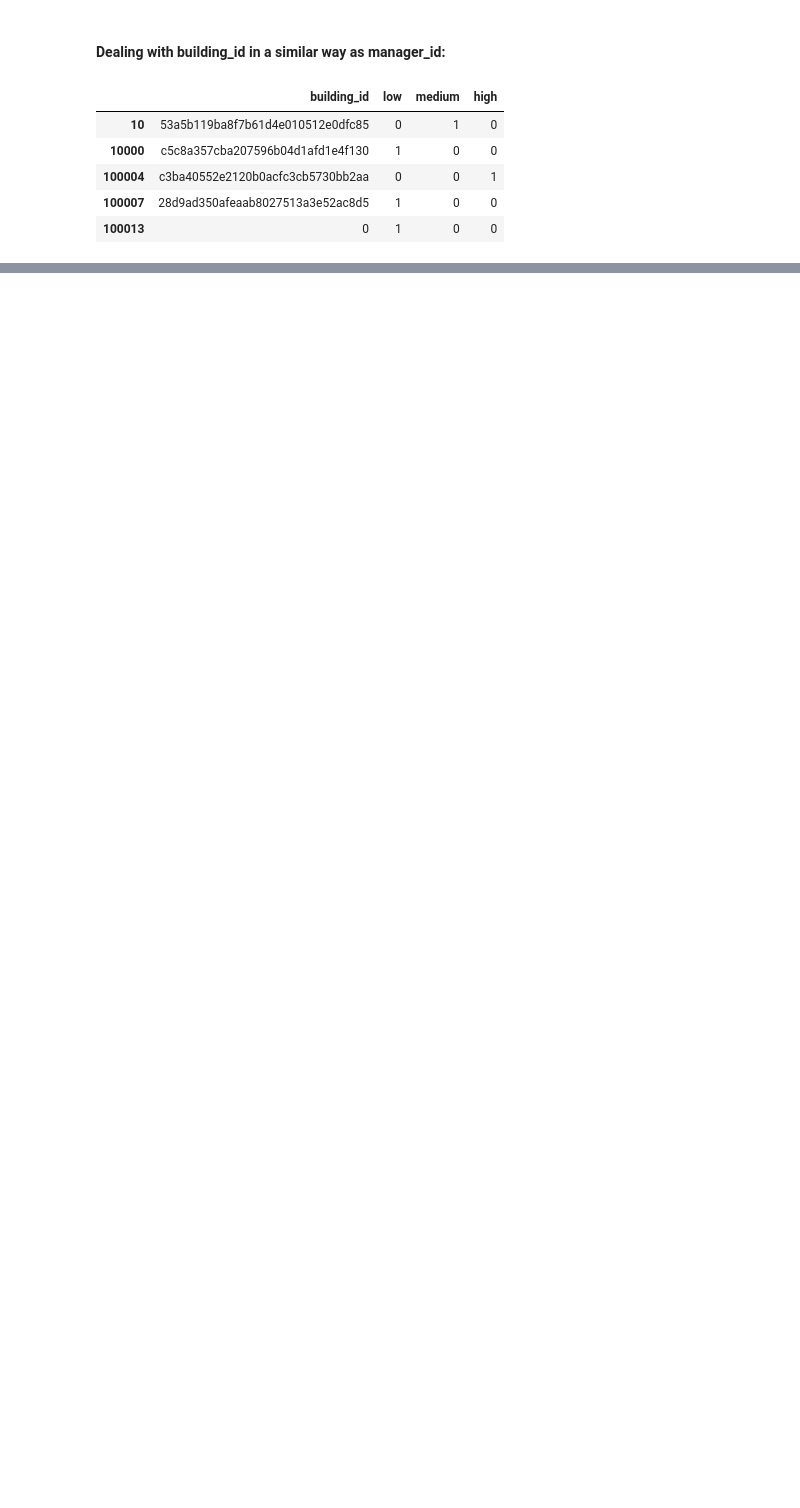
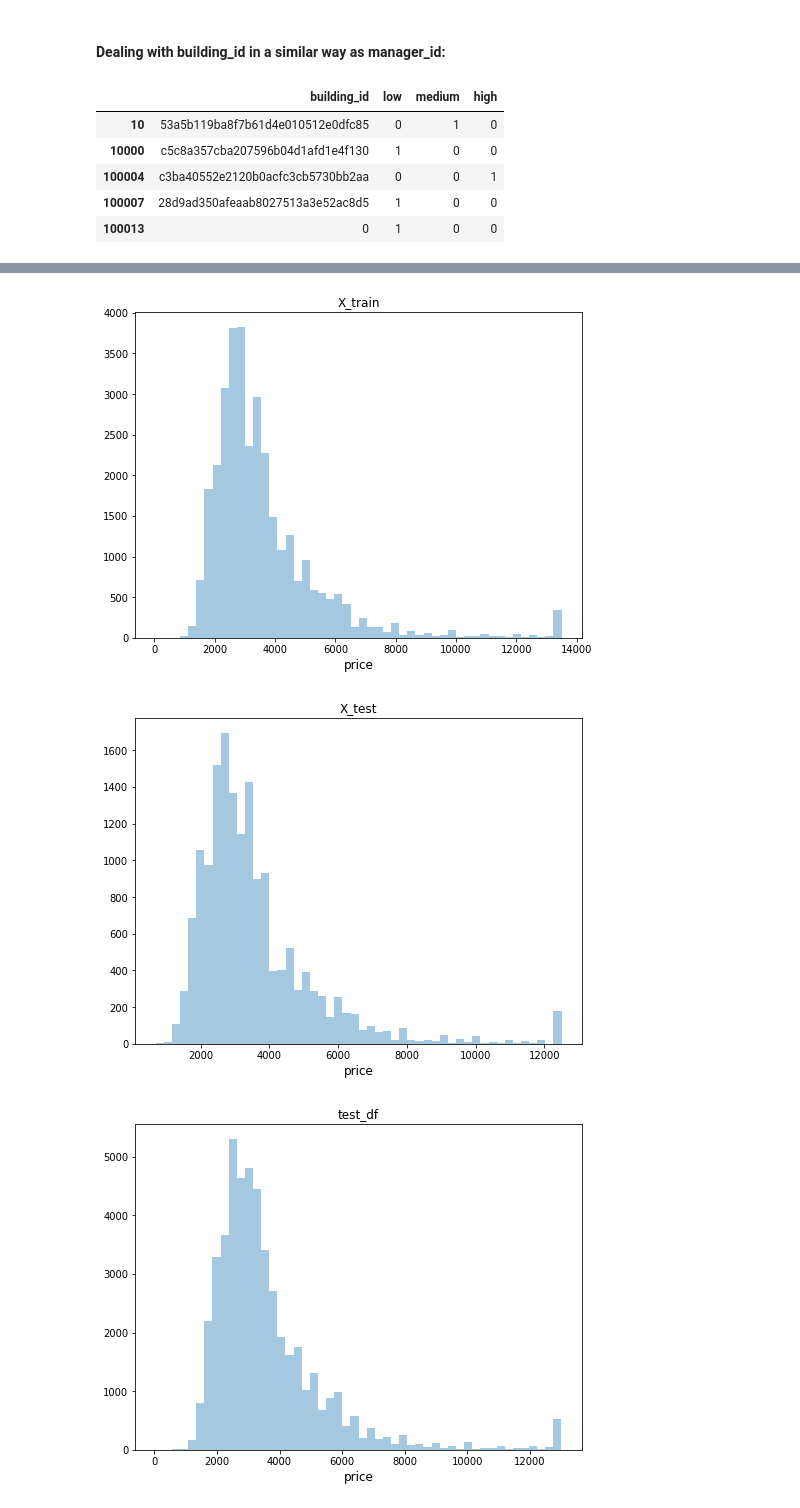
Before and after one commit to Ian-Dzindo01/Rental-Listing-Inquiries, a Jupyter notebook: Rent_listing_inqs.ipynb, the cells around one changed output, grey strips where cells are left out. Cells and saved outputs as stored; diff of their text form; code cells hidden in the pictures; blank space fills up the shorter version.

```diff
--- a/Rent_listing_inqs.ipynb
+++ b/Rent_listing_inqs.ipynb
@@ -183,9 +188,7 @@ bd_high_freq       0.145859
 bd_avg_interest    0.592207
 dtype: float64
 # %%
-# add the features computed on the training dataset to the validation dataset
-X_test = X_test.merge(temp.reset_index(),how='left', left_on='building_id', right_on='building_id')
-new_manager_ixes = X_test['man_high_frac'].isnull()
-X_test.loc[new_manager_ixes,['man_high_frac','man_low_frac', 'man_medium_frac','manager_skill']] = mean_values.values
-X_test.head()
+# add the features computed on the training dataset to the training dataset
+X_train = X_train.merge(gby.reset_index(),how='left', left_on='building_id', right_on='building_id')
+X_train.head()
 # %% [output]
@@ -192,0 +202,5 @@ KeyError: 'building_id'
+# %%
+# add the features computed on the training dataset to the validation dataset obtained by train_test_split
+X_test = X_test.merge(gby.reset_index(),how='left', left_on='building_id', right_on='building_id')
+with pd.option_context('display.max_rows', 5, 'display.max_columns', 100):
+    display(test_df)
@@ -192,0 +215,8 @@ KeyError: 'building_id'
+# %%
+# add the features computed on the training dataset to the test_df dataset
+test_df = test_df.merge(gby.reset_index(),how='left', left_on='building_id', right_on='building_id')
+new_manager_ixes = test_df['bd_high_frac'].isnull()
+test_df.loc[new_manager_ixes,['bd_high_frac','bd_low_frac', 'bd_medium_frac','bd_avg_interest']] = mean_values.values
+
+with pd.option_context('display.max_rows', 5, 'display.max_columns', 100):
+    display(test_df)
@@ -192,0 +231,5 @@ KeyError: 'building_id'
+# %%
+test_df.drop(['manager_id','man_count', 'bd_count', 'building_id', 'interest_level'], axis=1, inplace=True)
+X_train.drop(['manager_id','man_count', 'bd_count', 'building_id'], axis=1, inplace=True)
+X_test.drop(['manager_id','man_count', 'bd_count', 'building_id'], axis=1, inplace=True)
+test_df.head()
@@ -192,0 +303,22 @@ KeyError: 'building_id'
+# %%
+plt.figure(figsize=(8,6))
+sns.distplot(X_train['price'].values, bins=50, kde=False)
+plt.xlabel('price', fontsize=12)
+plt.title('X_train')
+plt.show()
+
+plt.figure(figsize=(8,6))
+sns.distplot(X_test['price'].values, bins=50, kde=False)
+plt.xlabel('price', fontsize=12)
+plt.title('X_test')
+plt.show()
+
+plt.figure(figsize=(8,6))
+sns.distplot(test_df['price'].values, bins=50, kde=False)
+plt.xlabel('price', fontsize=12)
+plt.title('test_df')
+plt.show()
+# %% [output]
+[figure, added]
+[figure, added]
+[figure, added]
```
Also changed, not shown: parts of 39 cells of this notebook, 1 other file.
